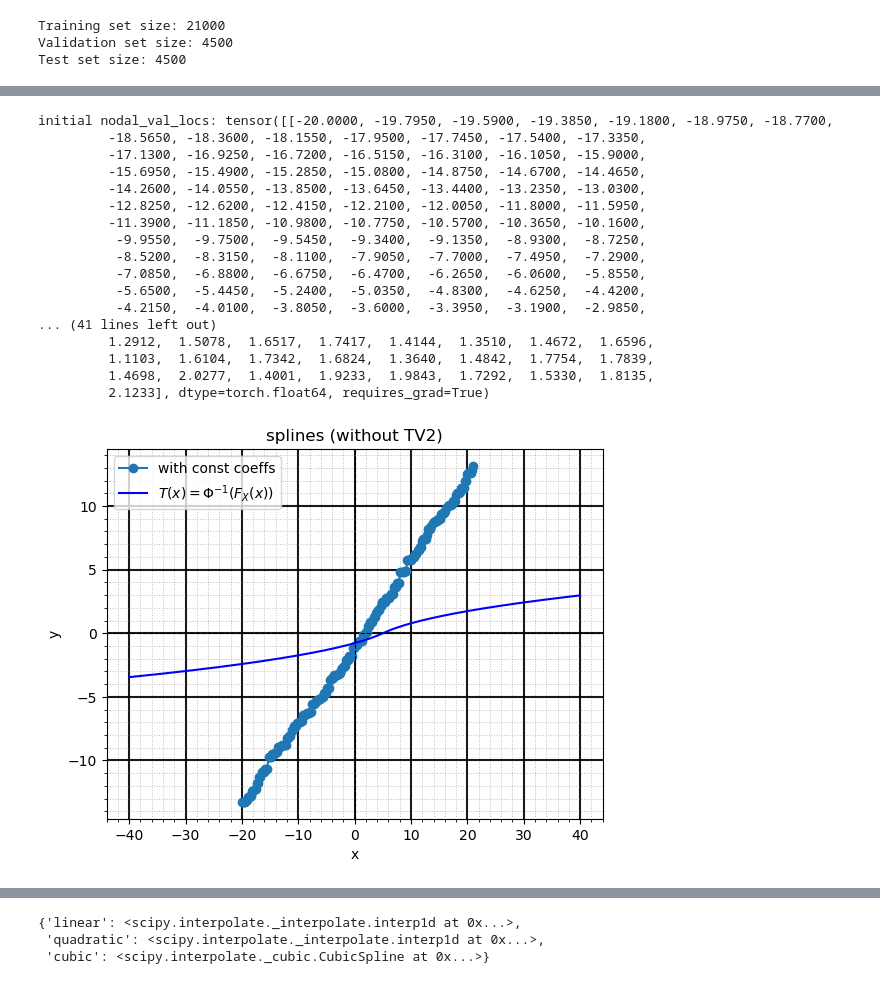
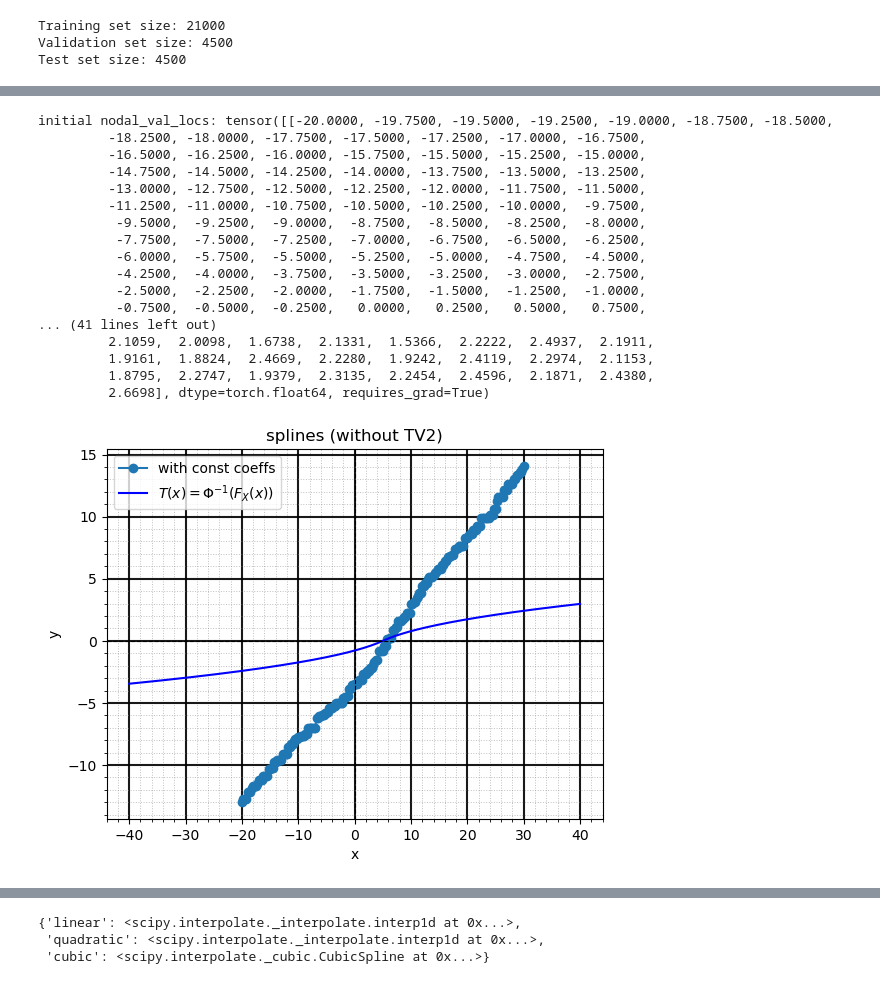
Before and after one commit to neelkanthrawat/Lipschitz_DSNN, a Jupyter notebook: with_TV2_regul.ipynb, the cells around one changed output, grey strips where cells are left out. Cells and saved outputs as stored; diff of their text form; code cells hidden in the pictures.

```diff
--- a/with_TV2_regul.ipynb
+++ b/with_TV2_regul.ipynb
@@ -728,7 +728,7 @@ def generate_unequally_spaced_sorted_numbers(start_val, end_val, N):
 
     return scaled_values
 # %%
-SIZE=201;RANGE=20; START_VAL=-20; END_VAL=21
+SIZE=201;RANGE=20; START_VAL=-20; END_VAL=30
 #GRID_VALS= generate_unequally_spaced_sorted_numbers(start_val=START_VAL,end_val=END_VAL,N=SIZE)
 GRID_VALS,FN_INIT = transformation_laplace_to_std_normal(mu=mean, b=scale, x_range=(START_VAL,END_VAL), num_points=SIZE)
 noise = torch.randn_like(torch.tensor(FN_INIT)) * 2e-1
@@ -742,50 +742,50 @@ model2 = LinearSplineSlopeConstrained(
                 init="manual",#"maxmin",# what if I try relu activation function?
                 smin=0.001,
                 smax=10,
                 slope_constrained=1,
                 manual_init_fn_tensor=torch.tensor(FN_INIT)+noise
 )
 # print("constrained coefficients are: ",model2.slope_constrained_coefficients_vect)
 # print(f"slopes: constrained coeffs: {model2.slopes_tensor(for_projected_coeffs=1)}")
 # visualise the code space before the training
 input_tensor = torch.tensor(train_data)
 output_tensor2=model2(input_tensor)
 # plot_multiple_histogram([input_tensor.numpy(), output_tensor2.detach().numpy()
 #                         ],
 #                         labels_list=["data_space (x)","code_space(z)"])
 
 x2pos, y2pos = model2.nodal_val_loc_tensor.detach().numpy(), model2.slope_constrained_coefficients_vect.detach().numpy()
 # print('grid vals and x2pos vals')
 # print(GRID_VALS, x2pos)
 # print('fn val and slope constrained fn val')
 # print(FN_INIT, y2pos)
     # Add labels, title, and grid
     # plt.figure(figsize=(8,8))
 plt.figure()
 plot_with_annotations(x2pos[0][:], y2pos[:],
                     title="splines (without TV2)", xlabel="x", ylabel="y",
                     annotate=0, style='-o')
 plt.legend()
 plt.show()
 # %% [output]
-initial nodal_val_locs: tensor([[-20.0000, -19.7950, -19.5900, -19.3850, -19.1800, -18.9750, -18.7700,
-         -18.5650, -18.3600, -18.1550, -17.9500, -17.7450, -17.5400, -17.3350,
-         -17.1300, -16.9250, -16.7200, -16.5150, -16.3100, -16.1050, -15.9000,
-         -15.6950, -15.4900, -15.2850, -15.0800, -14.8750, -14.6700, -14.4650,
-         -14.2600, -14.0550, -13.8500, -13.6450, -13.4400, -13.2350, -13.0300,
-         -12.8250, -12.6200, -12.4150, -12.2100, -12.0050, -11.8000, -11.5950,
-         -11.3900, -11.1850, -10.9800, -10.7750, -10.5700, -10.3650, -10.1600,
-          -9.9550,  -9.7500,  -9.5450,  -9.3400,  -9.1350,  -8.9300,  -8.7250,
-          -8.5200,  -8.3150,  -8.1100,  -7.9050,  -7.7000,  -7.4950,  -7.2900,
-          -7.0850,  -6.8800,  -6.6750,  -6.4700,  -6.2650,  -6.0600,  -5.8550,
-          -5.6500,  -5.4450,  -5.2400,  -5.0350,  -4.8300,  -4.6250,  -4.4200,
-          -4.2150,  -4.0100,  -3.8050,  -3.6000,  -3.3950,  -3.1900,  -2.9850,
+initial nodal_val_locs: tensor([[-20.0000, -19.7500, -19.5000, -19.2500, -19.0000, -18.7500, -18.5000,
+         -18.2500, -18.0000, -17.7500, -17.5000, -17.2500, -17.0000, -16.7500,
+         -16.5000, -16.2500, -16.0000, -15.7500, -15.5000, -15.2500, -15.0000,
+         -14.7500, -14.5000, -14.2500, -14.0000, -13.7500, -13.5000, -13.2500,
+         -13.0000, -12.7500, -12.5000, -12.2500, -12.0000, -11.7500, -11.5000,
+         -11.2500, -11.0000, -10.7500, -10.5000, -10.2500, -10.0000,  -9.7500,
+          -9.5000,  -9.2500,  -9.0000,  -8.7500,  -8.5000,  -8.2500,  -8.0000,
+          -7.7500,  -7.5000,  -7.2500,  -7.0000,  -6.7500,  -6.5000,  -6.2500,
+          -6.0000,  -5.7500,  -5.5000,  -5.2500,  -5.0000,  -4.7500,  -4.5000,
+          -4.2500,  -4.0000,  -3.7500,  -3.5000,  -3.2500,  -3.0000,  -2.7500,
+          -2.5000,  -2.2500,  -2.0000,  -1.7500,  -1.5000,  -1.2500,  -1.0000,
+          -0.7500,  -0.5000,  -0.2500,   0.0000,   0.2500,   0.5000,   0.7500,
 ... (41 lines left out)
-         1.2912,  1.5078,  1.6517,  1.7417,  1.4144,  1.3510,  1.4672,  1.6596,
-         1.1103,  1.6104,  1.7342,  1.6824,  1.3640,  1.4842,  1.7754,  1.7839,
-         1.4698,  2.0277,  1.4001,  1.9233,  1.9843,  1.7292,  1.5330,  1.8135,
-         2.1233], dtype=torch.float64, requires_grad=True)
+         2.1059,  2.0098,  1.6738,  2.1331,  1.5366,  2.2222,  2.4937,  2.1911,
+         1.9161,  1.8824,  2.4669,  2.2280,  1.9242,  2.4119,  2.2974,  2.1153,
+         1.8795,  2.2747,  1.9379,  2.3135,  2.2454,  2.4596,  2.1871,  2.4380,
+         2.6698], dtype=torch.float64, requires_grad=True)
-[figure, old version]
+[figure, new version]
 # %%
 # with torch.no_grad():
 #    zz,gg=model2(torch.tensor([[-30.], [-20], [0.], [20], [30]])), model2.grad_x_temp
```
Also changed, not shown: parts of 3 cells of this notebook.
